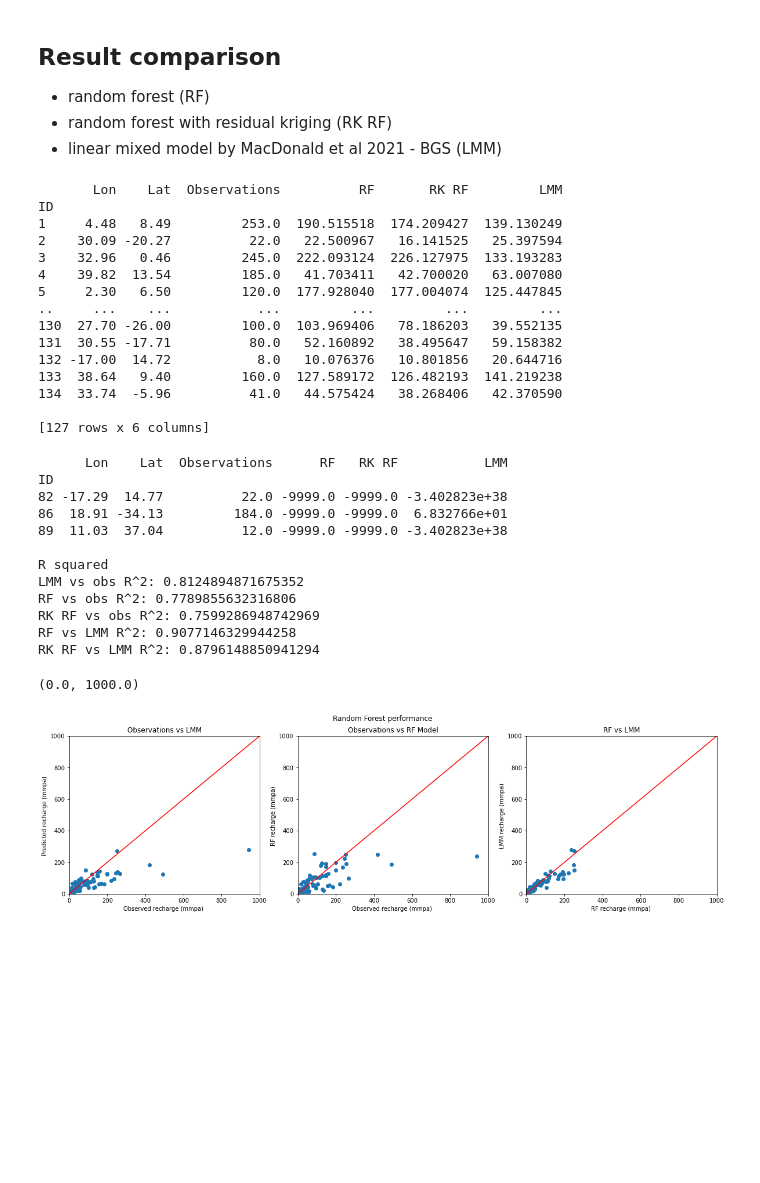
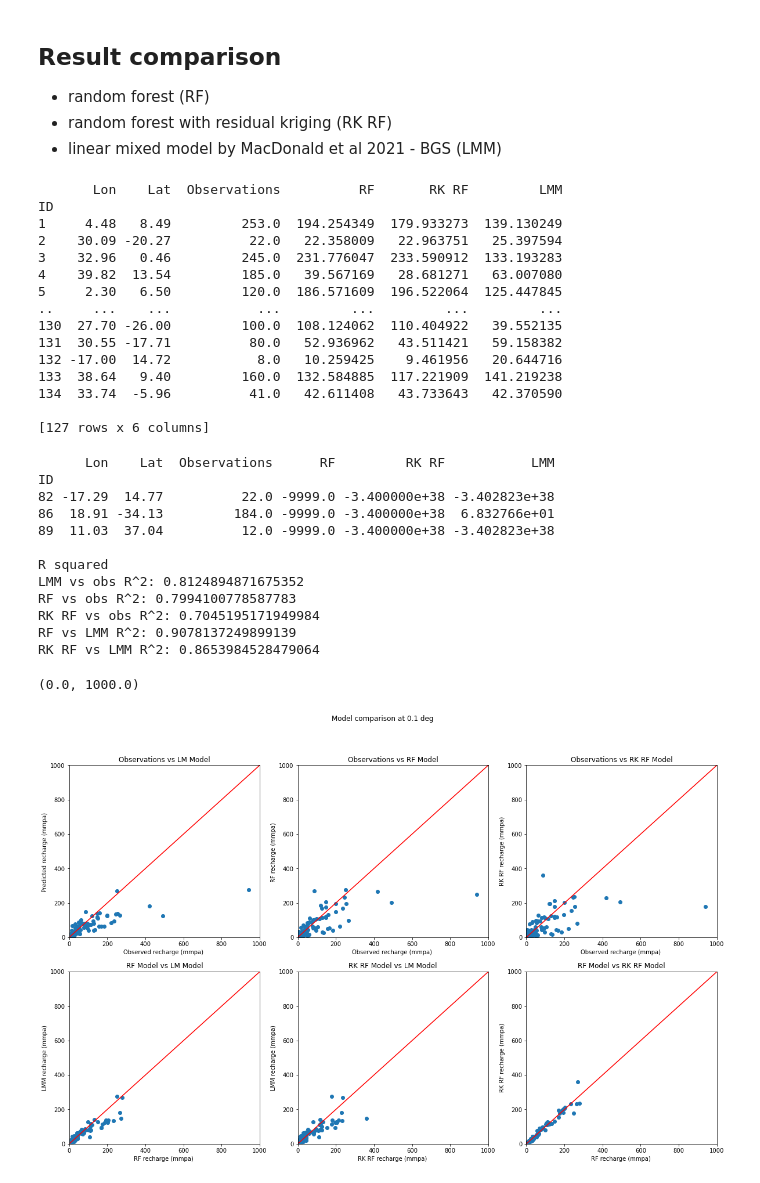
Before and after one commit to pazolka/rf-groundwater-recharge-africa, a Jupyter notebook: RF_map_01.ipynb, the cells around one changed output. Saved outputs shown, nothing was run; the diff lists cells and outputs as text; code cells hidden in the pictures; blank space fills up the shorter version.

```diff
--- a/RF_map_01.ipynb
+++ b/RF_map_01.ipynb
@@ -277,7 +208,7 @@ Max predicted recharge: 304.5386767071191
 point_coords = [(i,j) for (i,j) in zip(file['Long'], file['Lat'])]
 obs = file['Recharge_mmpa']
 rf_rech_src = rasterio.open('High_res_data_01/RF_recharge_01.tif')
-rk_rf_rech_src = rasterio.open('High_res_data_01/RK_RF_recharge_01.tif')
+rk_rf_rech_src = rasterio.open('High_res_data_01/R_RKRF_recharge.tif')
 bgs_rech_src = rasterio.open('139265/Africa_Recharge_Map/Africa_recharge.tif')
 
 rf_rech_samples = [item for sublist in list(rf_rech_src.sample(point_coords, indexes=1)) for item in sublist]
@@ -293,17 +224,17 @@ print(summary)
 # %% [output]
        Lon    Lat  Observations          RF       RK RF         LMM
 ID
-1     4.48   8.49         253.0  190.515518  174.209427  139.130249
-2    30.09 -20.27          22.0   22.500967   16.141525   25.397594
-3    32.96   0.46         245.0  222.093124  226.127975  133.193283
-4    39.82  13.54         185.0   41.703411   42.700020   63.007080
-5     2.30   6.50         120.0  177.928040  177.004074  125.447845
+1     4.48   8.49         253.0  194.254349  179.933273  139.130249
+2    30.09 -20.27          22.0   22.358009   22.963751   25.397594
+3    32.96   0.46         245.0  231.776047  233.590912  133.193283
+4    39.82  13.54         185.0   39.567169   28.681271   63.007080
+5     2.30   6.50         120.0  186.571609  196.522064  125.447845
 ..     ...    ...           ...         ...         ...         ...
-130  27.70 -26.00         100.0  103.969406   78.186203   39.552135
-131  30.55 -17.71          80.0   52.160892   38.495647   59.158382
-132 -17.00  14.72           8.0   10.076376   10.801856   20.644716
-133  38.64   9.40         160.0  127.589172  126.482193  141.219238
-134  33.74  -5.96          41.0   44.575424   38.268406   42.370590
+130  27.70 -26.00         100.0  108.124062  110.404922   39.552135
+131  30.55 -17.71          80.0   52.936962   43.511421   59.158382
+132 -17.00  14.72           8.0   10.259425    9.461956   20.644716
+133  38.64   9.40         160.0  132.584885  117.221909  141.219238
+134  33.74  -5.96          41.0   42.611408   43.733643   42.370590
 
 [127 rows x 6 columns]
 # %%
@@ -320,45 +251,69 @@ print('RK RF vs obs R^2:', metrics.r2_score(np.log10(summary['Observations'].val
 print('RF vs LMM R^2:', metrics.r2_score(np.log10(summary['RF'].values), np.log10(summary['LMM'].values)))
 print('RK RF vs LMM R^2:', metrics.r2_score(np.log10(summary['RK RF'].values), np.log10(summary['LMM'].values)))
 # %% [output]
-      Lon    Lat  Observations      RF   RK RF           LMM
+      Lon    Lat  Observations      RF         RK RF           LMM
 ID
-82 -17.29  14.77          22.0 -9999.0 -9999.0 -3.402823e+38
-86  18.91 -34.13         184.0 -9999.0 -9999.0  6.832766e+01
-89  11.03  37.04          12.0 -9999.0 -9999.0 -3.402823e+38
+82 -17.29  14.77          22.0 -9999.0 -3.400000e+38 -3.402823e+38
+86  18.91 -34.13         184.0 -9999.0 -3.400000e+38  6.832766e+01
+89  11.03  37.04          12.0 -9999.0 -3.400000e+38 -3.402823e+38
 
 R squared
 LMM vs obs R^2: 0.8124894871675352
-RF vs obs R^2: 0.7789855632316806
-RK RF vs obs R^2: 0.7599286948742969
-RF vs LMM R^2: 0.9077146329944258
-RK RF vs LMM R^2: 0.8796148850941294
+RF vs obs R^2: 0.7994100778587783
+RK RF vs obs R^2: 0.7045195171949984
+RF vs LMM R^2: 0.9078137249899139
+RK RF vs LMM R^2: 0.8653984528479064
 # %%
-fig, axs = plt.subplots(1,3,figsize=(20,5))
-fig.suptitle('Random Forest performance')
+fig, axs = plt.subplots(2,3, figsize=(20,12))
+fig.suptitle('Model comparison at 0.1 deg')
 axs = axs.flatten()
 axs[0].plot(summary['Observations'], summary['LMM'],marker='o',linestyle='')
 axs[0].plot(range(0,1000), range(0,1000), 'r')
 axs[0].set_xlabel('Observed recharge (mmpa) ')
 axs[0].set_ylabel('Predicted recharge (mmpa) ')
 axs[0].set_xlim([0,1000])
-axs[0].set_title('Observations vs LMM')
+axs[0].set_title('Observations vs LM Model')
 axs[0].set_ylim([0,1000])
 
 axs[1].plot(summary['Observations'], summary['RF'],marker='o',linestyle='')
 axs[1].plot(range(0,1000), range(0,1000), 'r')
 axs[1].set_xlabel('Observed recharge (mmpa) ')
 axs[1].set_ylabel('RF recharge (mmpa) ')
 axs[1].set_xlim([0,1000])
 axs[1].set_title('Observations vs RF Model')
 axs[1].set_ylim([0,1000])
 
-axs[2].plot(summary['RF'], summary['LMM'],marker='o',linestyle='')
+axs[2].plot(summary['Observations'], summary['RK RF'],marker='o',linestyle='')
 axs[2].plot(range(0,1000), range(0,1000), 'r')
-axs[2].set_xlabel('RF recharge (mmpa) ')
-axs[2].set_ylabel('LMM recharge (mmpa) ')
+axs[2].set_xlabel('Observed recharge (mmpa) ')
+axs[2].set_ylabel('RK RF recharge (mmpa)')
 axs[2].set_xlim([0,1000])
-axs[2].set_title('RF vs LMM')
+axs[2].set_title('Observations vs RK RF Model')
 axs[2].set_ylim([0,1000])
+
+axs[3].plot(summary['RF'], summary['LMM'],marker='o',linestyle='')
+axs[3].plot(range(0,1000), range(0,1000), 'r')
+axs[3].set_xlabel('RF recharge (mmpa) ')
+axs[3].set_ylabel('LMM recharge (mmpa)')
+axs[3].set_xlim([0,1000])
+axs[3].set_title('RF Model vs LM Model')
+axs[3].set_ylim([0,1000])
+
+axs[4].plot(summary['RK RF'], summary['LMM'],marker='o',linestyle='')
+axs[4].plot(range(0,1000), range(0,1000), 'r')
+axs[4].set_xlabel('RK RF recharge (mmpa) ')
+axs[4].set_ylabel('LMM recharge (mmpa)')
+axs[4].set_xlim([0,1000])
+axs[4].set_title('RK RF Model vs LM Model')
+axs[4].set_ylim([0,1000])
+
+axs[5].plot(summary['RF'], summary['RK RF'],marker='o',linestyle='')
+axs[5].plot(range(0,1000), range(0,1000), 'r')
+axs[5].set_xlabel('RF recharge (mmpa) ')
+axs[5].set_ylabel('RK RF recharge (mmpa)')
+axs[5].set_xlim([0,1000])
+axs[5].set_title('RF Model vs RK RF Model')
+axs[5].set_ylim([0,1000])
 # %% [output]
 (0.0, 1000.0)
-[figure, old version]
+[figure, new version]
```
Also changed, not shown: parts of 11 cells of this notebook, 3 other files.
